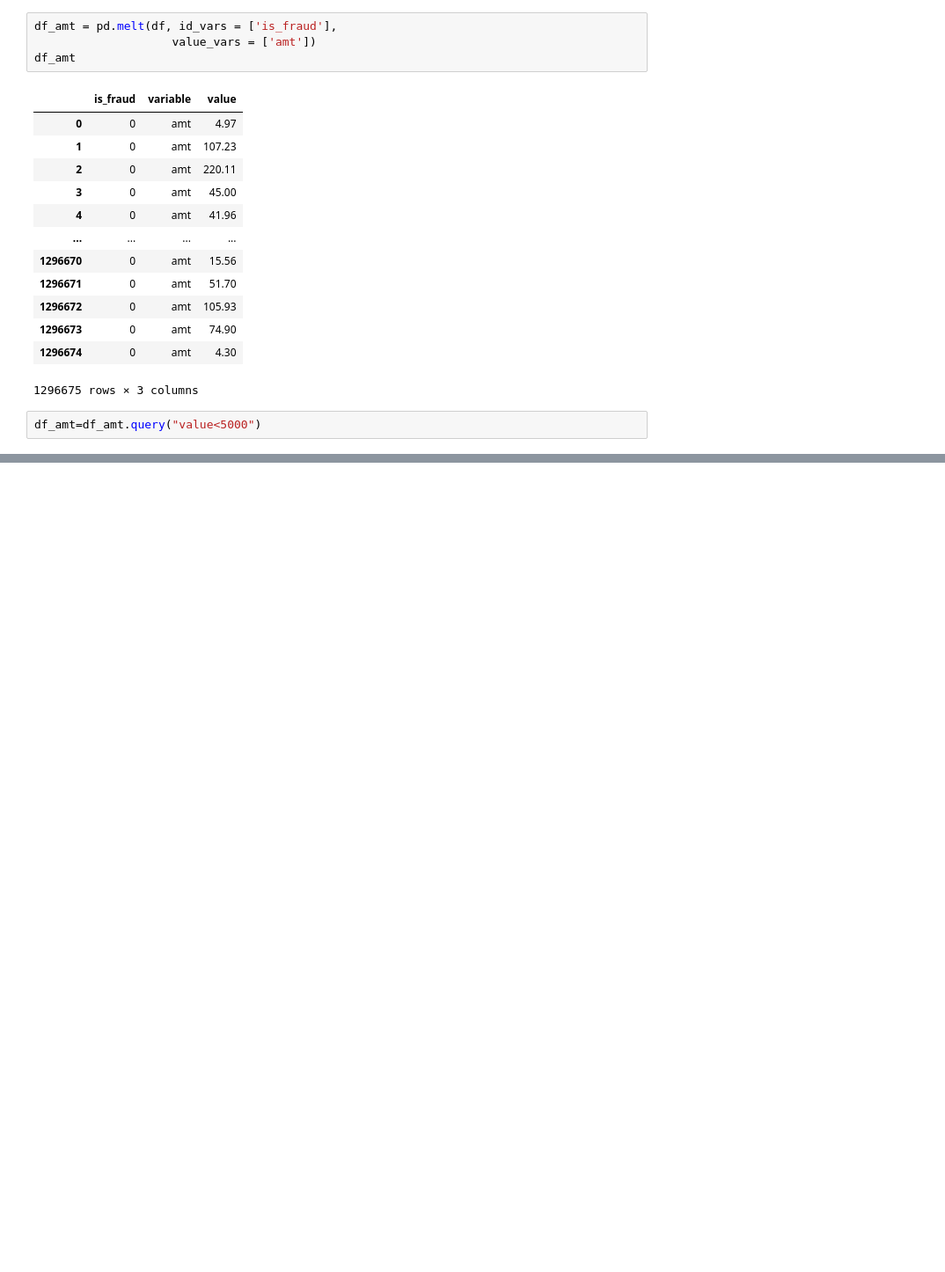
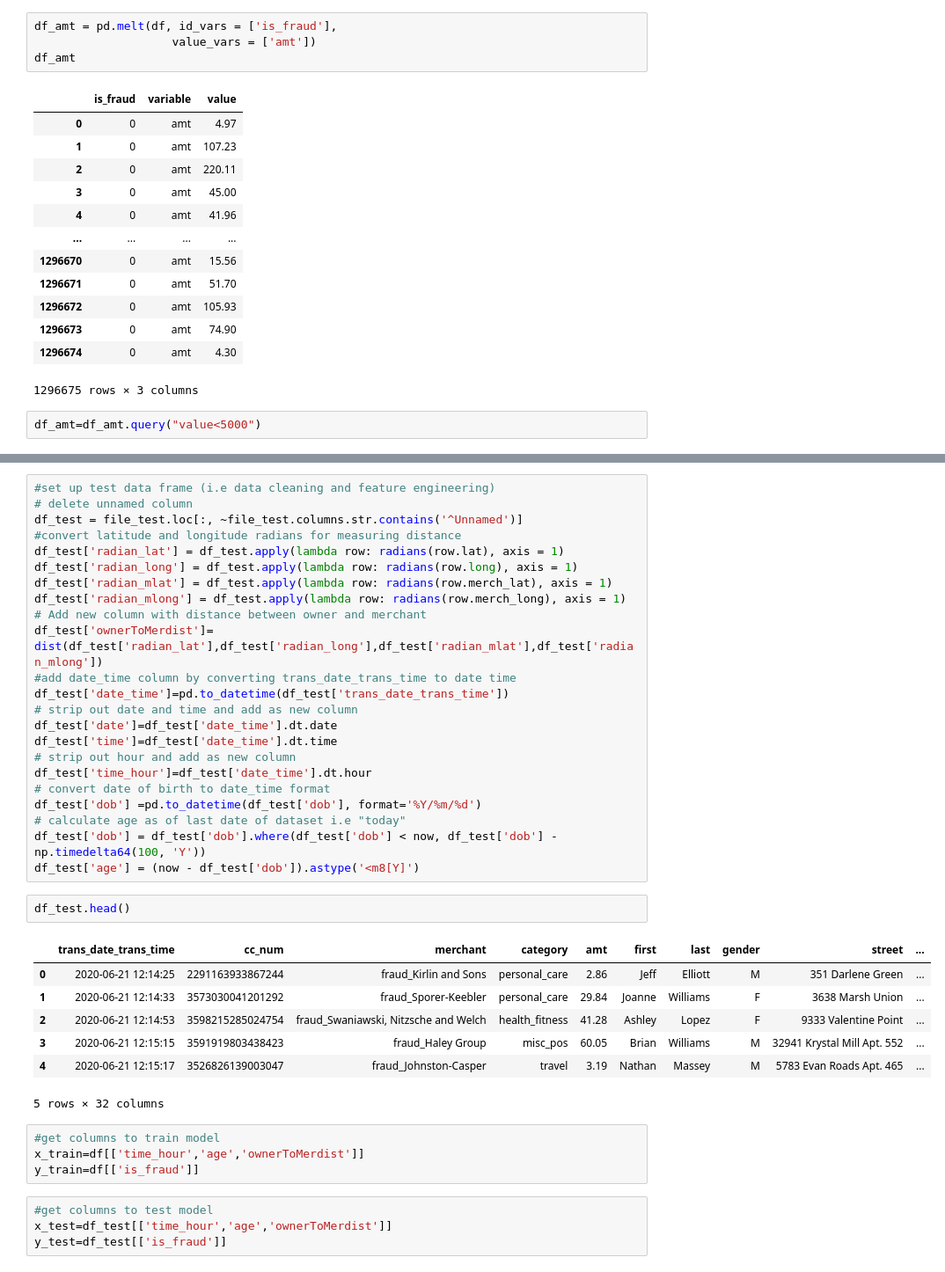
Before and after one commit to kdmanwani/credit_fraud, a Jupyter notebook: credit_card_fraud.ipynb, the cells around one changed output, grey strips where cells are left out. Shown at 88% size. Cells and saved outputs as stored; diff of their text form; blank space fills up the shorter version.

```diff
--- a/credit_card_fraud.ipynb
+++ b/credit_card_fraud.ipynb
@@ -321,0 +350,41 @@ df.groupby('is_fraud').agg({'amt':['mean', 'median', q25, q75]}).round(0)
+# %%
+#set up test data frame (i.e data cleaning and feature engineering)
+# delete unnamed column
+df_test = file_test.loc[:, ~file_test.columns.str.contains('^Unnamed')]
+#convert latitude and longitude radians for measuring distance
+df_test['radian_lat'] = df_test.apply(lambda row: radians(row.lat), axis = 1)
+df_test['radian_long'] = df_test.apply(lambda row: radians(row.long), axis = 1)
+df_test['radian_mlat'] = df_test.apply(lambda row: radians(row.merch_lat), axis = 1)
+df_test['radian_mlong'] = df_test.apply(lambda row: radians(row.merch_long), axis = 1)
+# Add new column with distance between owner and merchant
+df_test['ownerToMerdist']= dist(df_test['radian_lat'],df_test['radian_long'],df_test['radian_mlat'],df_test['radian_mlong'])
+#add date_time column by converting trans_date_trans_time to date time
+df_test['date_time']=pd.to_datetime(df_test['trans_date_trans_time'])
+# strip out date and time and add as new column
+df_test['date']=df_test['date_time'].dt.date
+df_test['time']=df_test['date_time'].dt.time
+# strip out hour and add as new column
+df_test['time_hour']=df_test['date_time'].dt.hour
+# convert date of birth to date_time format
+df_test['dob'] =pd.to_datetime(df_test['dob'], format='%Y/%m/%d')
+# calculate age as of last date of dataset i.e "today"
+df_test['dob'] = df_test['dob'].where(df_test['dob'] < now, df_test['dob'] -  np.timedelta64(100, 'Y'))
+df_test['age'] = (now - df_test['dob']).astype('<m8[Y]')
+# %%
+df_test.head()
+# %% [output]
+|  | trans_date_trans_time | cc_num | merchant | category | amt | first | last | gender | street | ... |
+| 0 | 2020-06-21 12:14:25 | 2291163933867244 | fraud_Kirlin and Sons | personal_care | 2.86 | Jeff | Elliott | M | 351 Darlene Green | ... |
+| 1 | 2020-06-21 12:14:33 | 3573030041201292 | fraud_Sporer-Keebler | personal_care | 29.84 | Joanne | Williams | F | 3638 Marsh Union | ... |
+| 2 | 2020-06-21 12:14:53 | 3598215285024754 | fraud_Swaniawski, Nitzsche and Welch | health_fitness | 41.28 | Ashley | Lopez | F | 9333 Valentine Point | ... |
+| 3 | 2020-06-21 12:15:15 | 3591919803438423 | fraud_Haley Group | misc_pos | 60.05 | Brian | Williams | M | 32941 Krystal Mill Apt. 552 | ... |
+| 4 | 2020-06-21 12:15:17 | 3526826139003047 | fraud_Johnston-Casper | travel | 3.19 | Nathan | Massey | M | 5783 Evan Roads Apt. 465 | ... |
+5 rows × 32 columns
+# %%
+#get columns to train model
+x_train=df[['time_hour','age','ownerToMerdist']]
+y_train=df[['is_fraud']]
+# %%
+#get columns to test model
+x_test=df_test[['time_hour','age','ownerToMerdist']]
+y_test=df_test[['is_fraud']]
```
Also changed, not shown: parts of 9 cells of this notebook.
